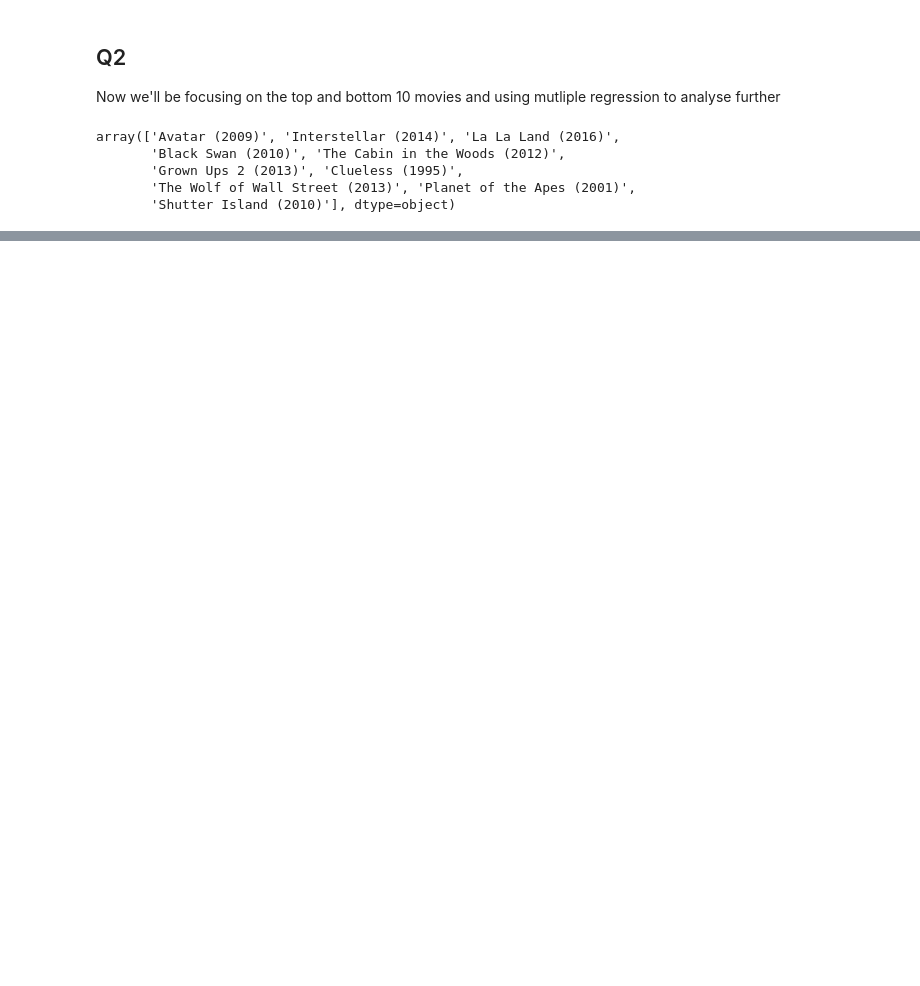
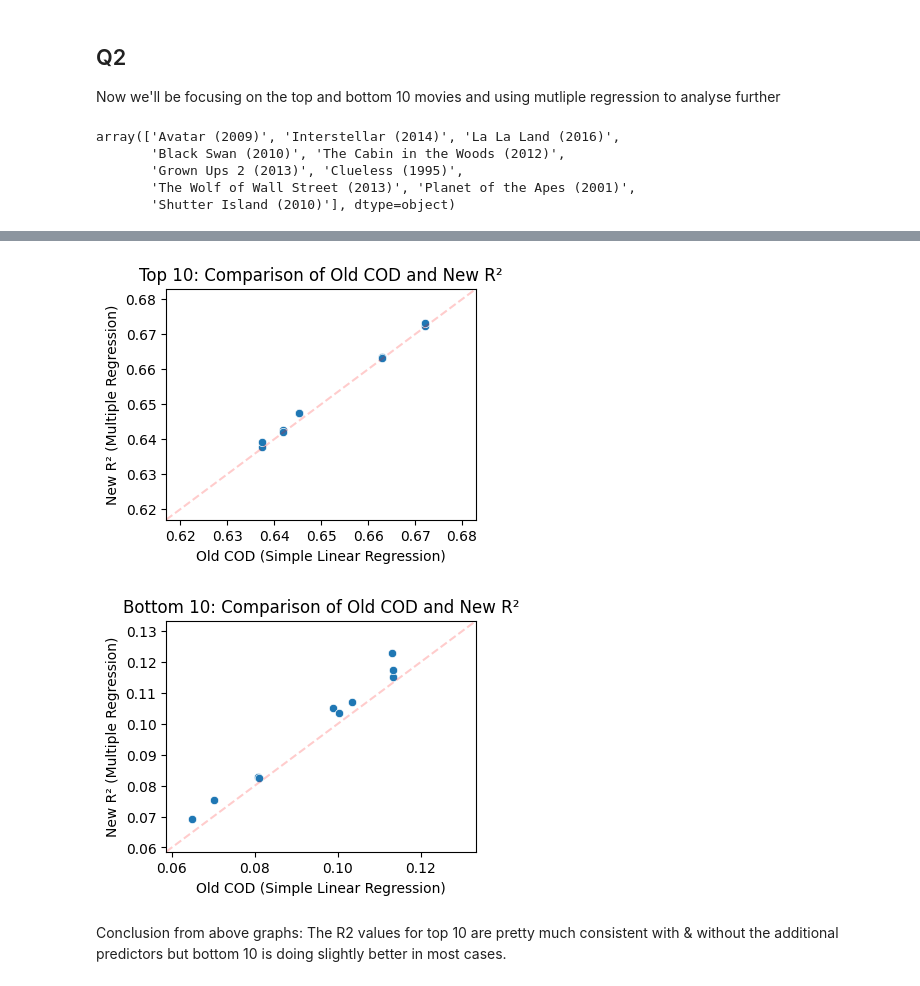
Before and after one commit to csendranshi/DSGA-1001-Project2, a Jupyter notebook: DS_project2.ipynb, the cells around one changed output, grey strips where cells are left out. Saved outputs shown, nothing was run; the diff lists cells and outputs as text; code cells hidden in the pictures; blank space fills up the shorter version.

```diff
--- a/DS_project2.ipynb
+++ b/DS_project2.ipynb
@@ -390,0 +451,22 @@ Name: Pirates of the Caribbean: Dead Man's Chest (2006), Length: 1097, dtype: fl
+# %%
+plt.figure(figsize=(4, 3))
+sns.scatterplot(x=old_cod_values[:10], y=new_r2_values[:10])
+plt.xlabel('Old COD (Simple Linear Regression)')
+plt.ylabel('New R² (Multiple Regression)')
+plt.title('Top 10: Comparison of Old COD and New R²')
+plt.axline((0.62,0.62),(0.68,0.68), linestyle='--', color='r', alpha=0.2)
+plt.show()
+
+plt.figure(figsize=(4, 3))
+sns.scatterplot(x=old_cod_values[10:], y=new_r2_values[10:])
+plt.xlabel('Old COD (Simple Linear Regression)')
+plt.ylabel('New R² (Multiple Regression)')
+plt.title('Bottom 10: Comparison of Old COD and New R²')
+plt.axline((0.062,0.062),(0.13,0.13), linestyle='--', color='r', alpha=0.2)
+plt.show()
+# %% [output]
+[figure, added]
+[figure, added]
+# %% [markdown]
+Conclusion from above graphs:
+The R2 values for top 10 are pretty much consistent with & without the additional predictors but bottom 10 is doing slightly better in most cases.
```
Also changed, not shown: parts of 12 cells of this notebook.
